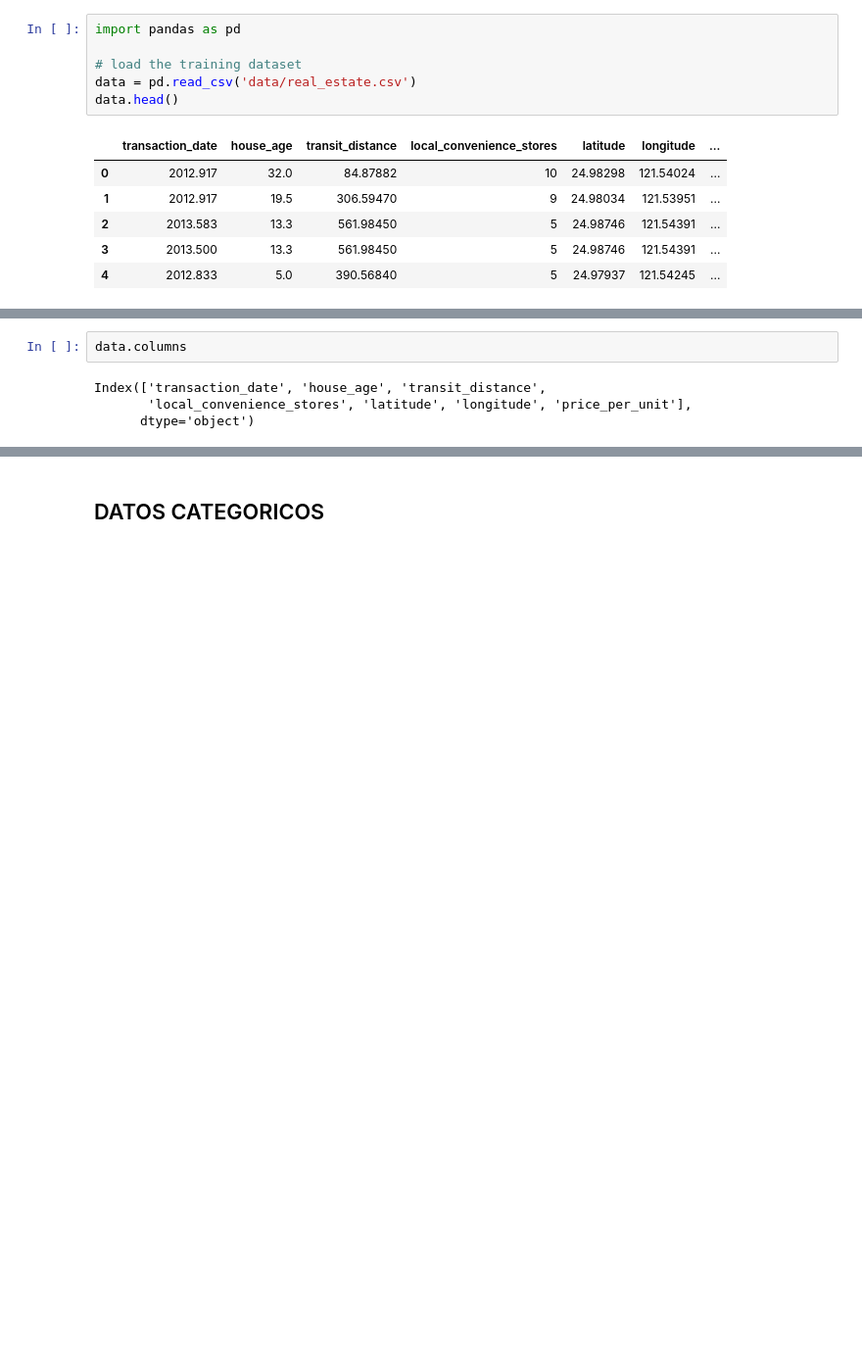
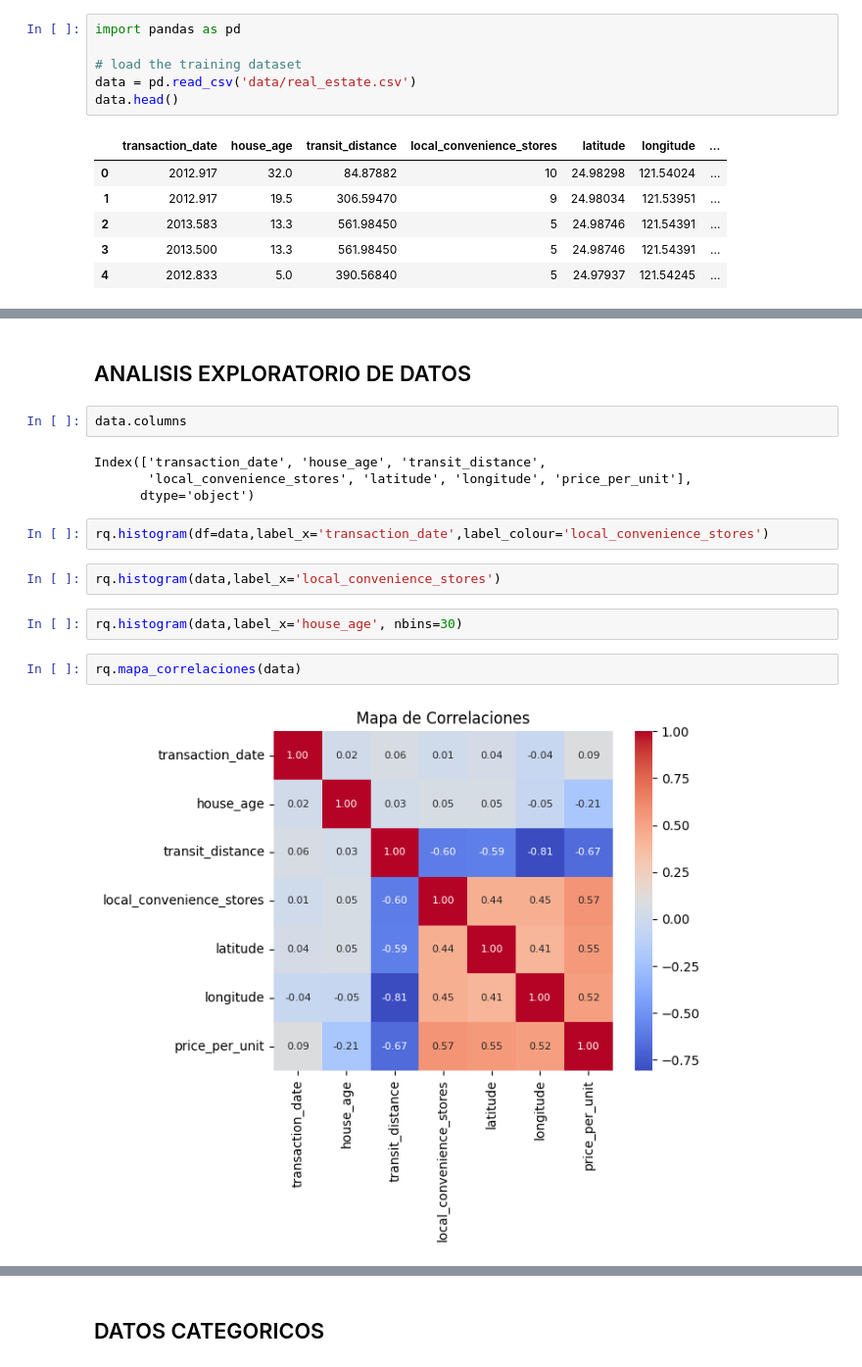
Before and after one commit to obsidiian16/Ruta01, a Jupyter notebook: 13 - Deep Learning Basic/ml-basics/challenges/02 - Real Estate Regression Challenge.ipynb, the cells around one changed output, grey strips where cells are left out. Shown at 98% size. Drawn from its saved outputs; the diff is of its cells as text; blank space fills up the shorter version.

```diff
--- a/13 - Deep Learning Basic/ml-basics/challenges/02 - Real Estate Regression Challenge.ipynb
+++ b/13 - Deep Learning Basic/ml-basics/challenges/02 - Real Estate Regression Challenge.ipynb
@@ -49,6 +79,18 @@ data.head()
+# %% [markdown]
+## ANALISIS EXPLORATORIO DE DATOS
 # %%
 data.columns
 # %% [output]
 Index(['transaction_date', 'house_age', 'transit_distance',
        'local_convenience_stores', 'latitude', 'longitude', 'price_per_unit'],
       dtype='object')
+# %%
+rq.histogram(df=data,label_x='transaction_date',label_colour='local_convenience_stores')
+# %%
+rq.histogram(data,label_x='local_convenience_stores')
+# %%
+rq.histogram(data,label_x='house_age', nbins=30)
+# %%
+rq.mapa_correlaciones(data)
+# %% [output]
+[figure, added]
```
Also changed, not shown: parts of 37 cells of this notebook, 2 other files.
